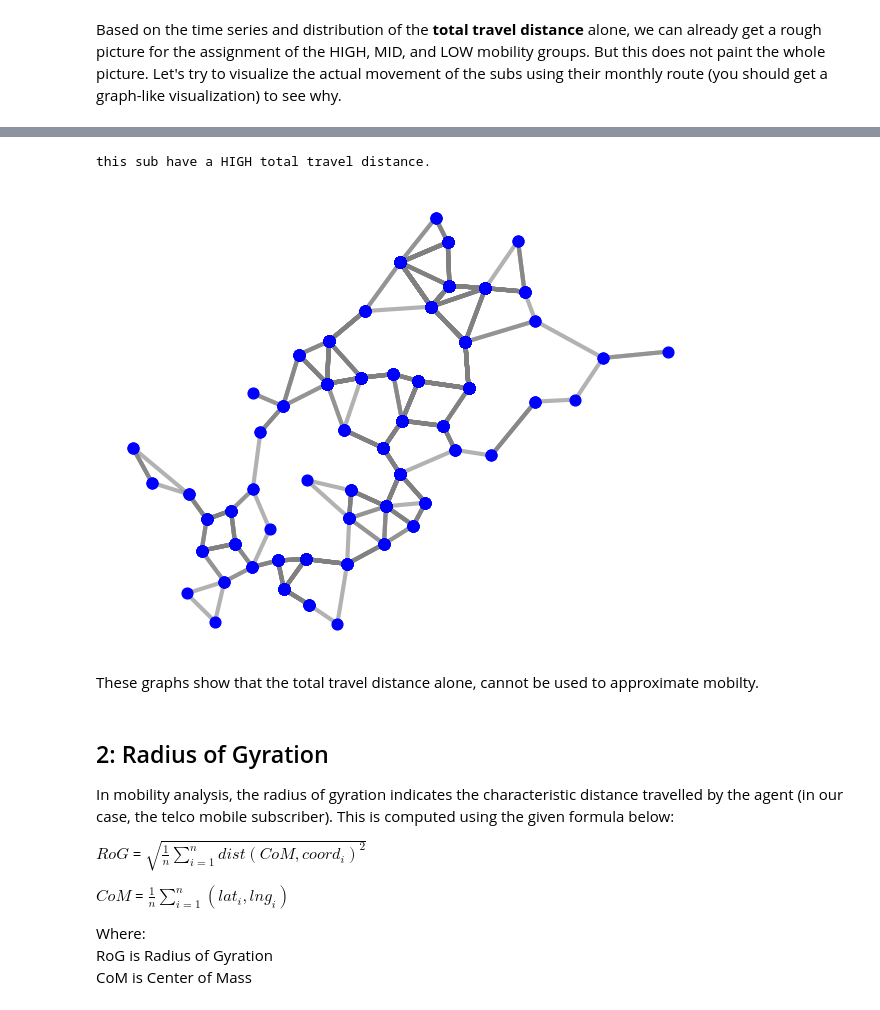
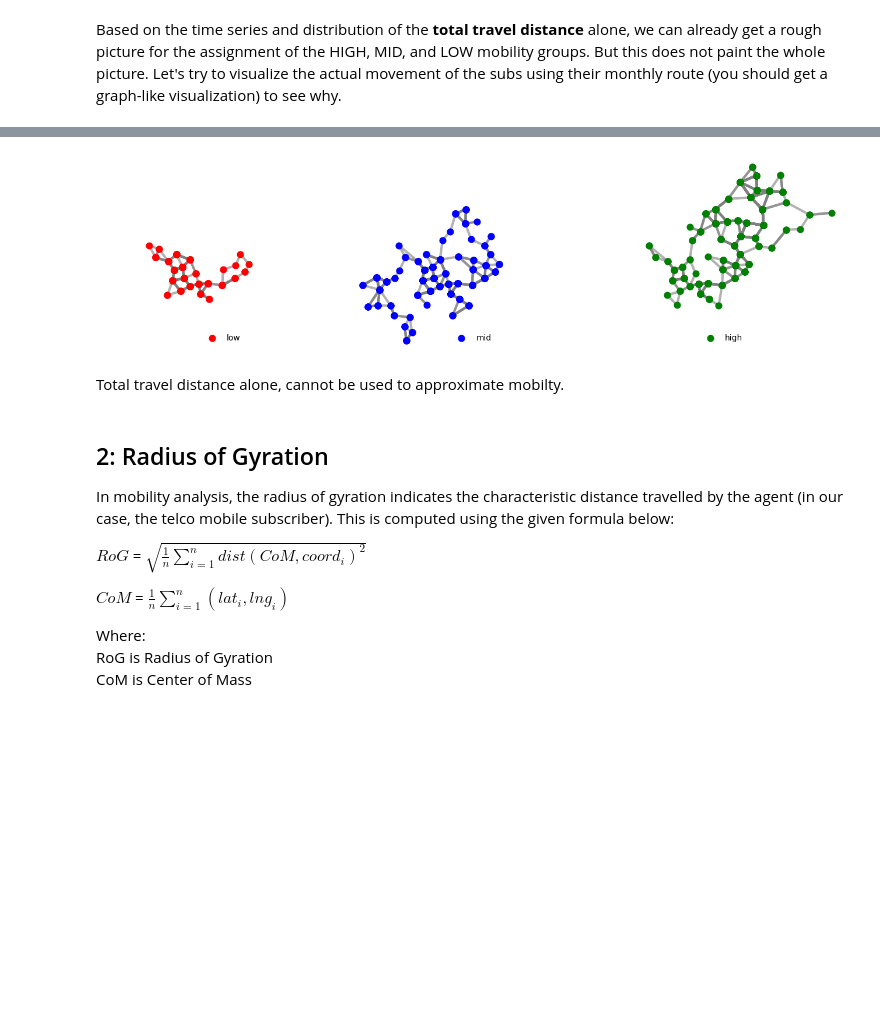
Before and after one commit to jpacil0/sds4gdsp, a Jupyter notebook: notebooks/02 Application.ipynb, the cells around one changed output, grey strips where cells are left out. Cells and saved outputs as stored; diff of their text form; code cells hidden in the pictures; blank space fills up the shorter version.

```diff
--- a/notebooks/02 Application.ipynb
+++ b/notebooks/02 Application.ipynb
@@ -337,6 +300,0 @@ this sub have a MID total travel distance.
-# %%
-print(f"this sub have a HIGH total travel distance.")
-display(visualize_route(sample_traj_high))
-# %% [output]
-this sub have a HIGH total travel distance.
-[figure, removed]
@@ -343,5 +347,9 @@ this sub have a HIGH total travel distance.
+# %%
+plot_routes(sample_traj_low, sample_traj_mid, sample_traj_high)
+# %% [output]
+[figure, added]
 # %% [markdown]
-These graphs show that the total travel distance alone, cannot be used to approximate mobilty.
+Total travel distance alone, cannot be used to approximate mobilty.
 # %% [markdown]
 ## 2: Radius of Gyration
 
```
Also changed, not shown: parts of 16 cells of this notebook, 1 other file.
